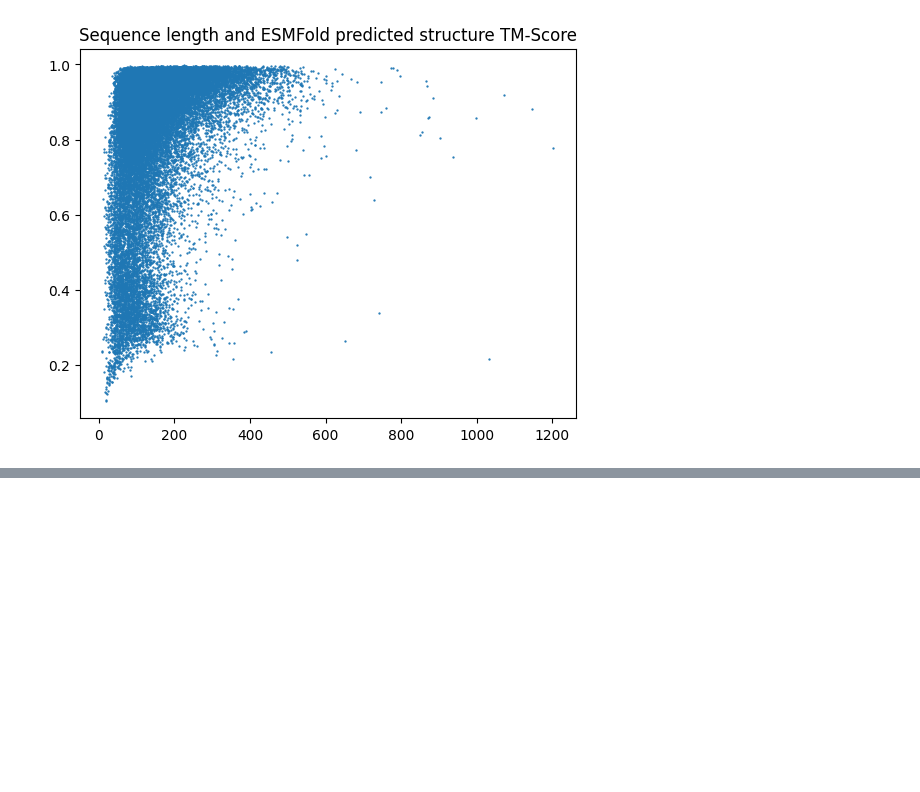
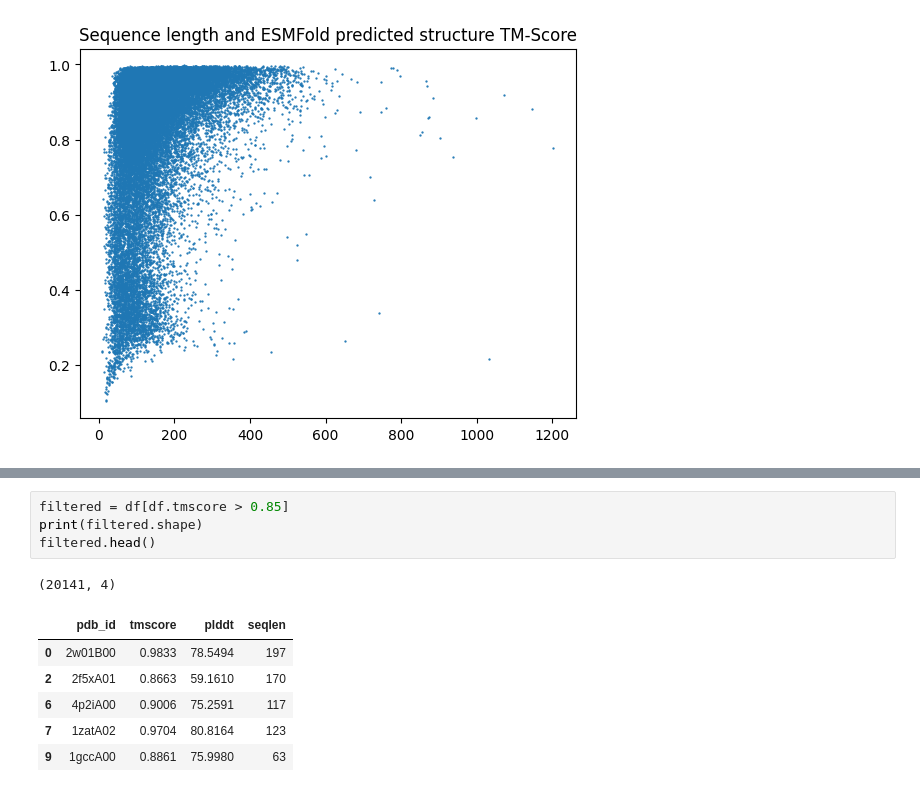
Before and after one commit to amyxlu/plaid-dev-distributed, a Jupyter notebook: notebooks/21_cath_errors.ipynb, the cells around one changed output, grey strips where cells are left out. Drawn from its saved outputs; the diff is of its cells as text; blank space fills up the shorter version.

```diff
--- a/notebooks/21_cath_errors.ipynb
+++ b/notebooks/21_cath_errors.ipynb
@@ -38,0 +56,12 @@ Text(0.5, 1.0, 'Sequence length and ESMFold predicted structure TM-Score')
+# %%
+filtered = df[df.tmscore > 0.85]
+print(filtered.shape)
+filtered.head()
+# %% [output]
+(20141, 4)
+|  | pdb_id | tmscore | plddt | seqlen |
+| 0 | 2w01B00 | 0.9833 | 78.5494 | 197 |
+| 2 | 2f5xA01 | 0.8663 | 59.1610 | 170 |
+| 6 | 4p2iA00 | 0.9006 | 75.2591 | 117 |
+| 7 | 1zatA02 | 0.9704 | 80.8164 | 123 |
+| 9 | 1gccA00 | 0.8861 | 75.9980 | 63 |
```
Also changed, not shown: parts of 6 cells of this notebook, 2 other files.
